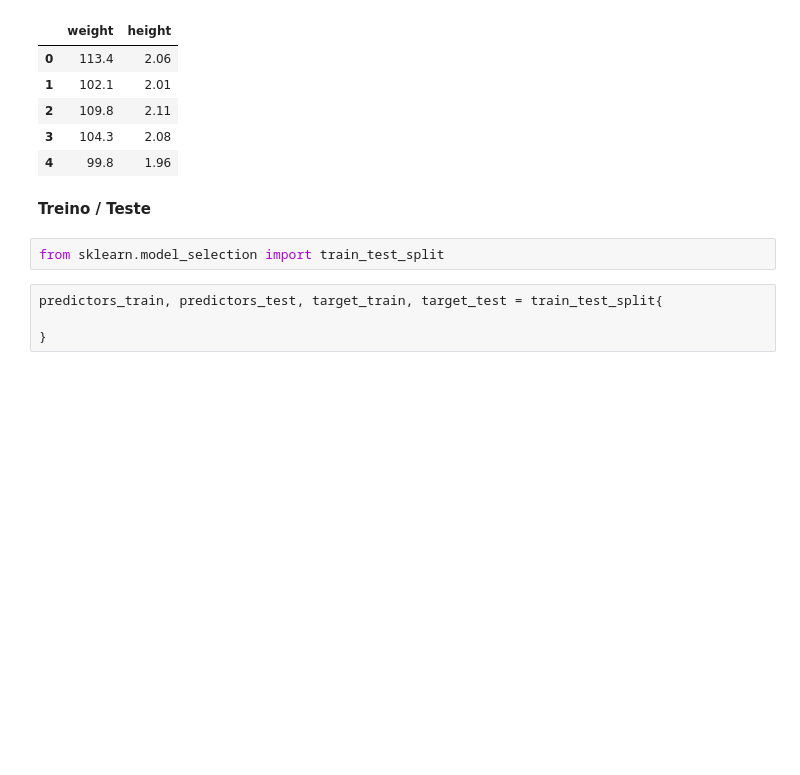
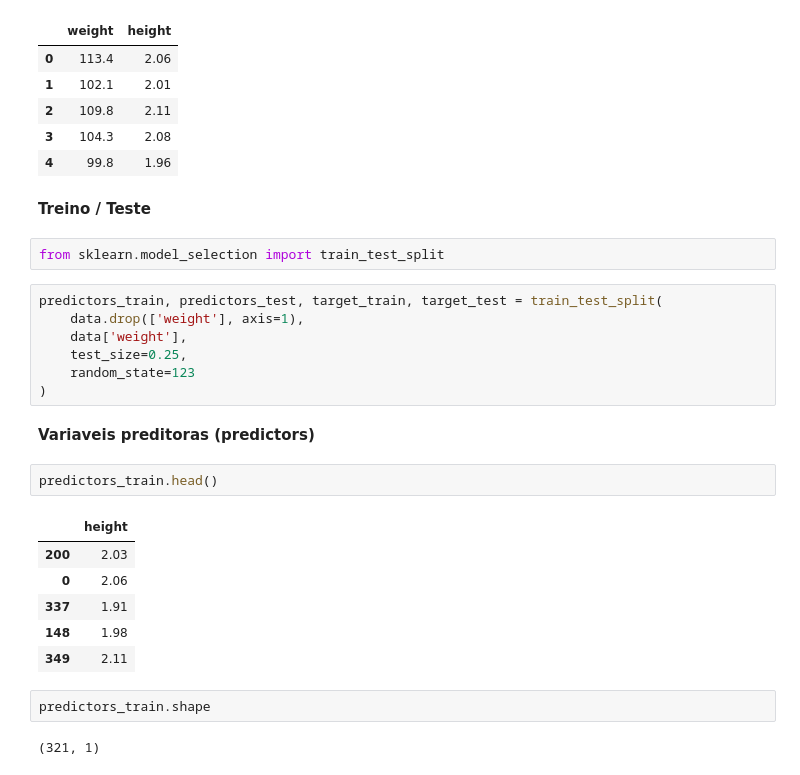
Before and after one commit to vinigm/Estudos, a Jupyter notebook: Machine_Learning.ipynb, the cells around one changed output. Cells and saved outputs as stored; diff of their text form; blank space fills up the shorter version.

```diff
--- a/Machine_Learning.ipynb
+++ b/Machine_Learning.ipynb
@@ -450,6 +450,24 @@ data.head()
 # %%
 from sklearn.model_selection import train_test_split
 # %%
-predictors_train, predictors_test, target_train, target_test = train_test_split{
-
-}
+predictors_train, predictors_test, target_train, target_test = train_test_split(
+    data.drop(['weight'], axis=1),
+    data['weight'],
+    test_size=0.25,
+    random_state=123
+)
+# %% [markdown]
+**Variaveis preditoras (predictors)**
+# %%
+predictors_train.head()
+# %% [output]
+|  | height |
+| 200 | 2.03 |
+| 0 | 2.06 |
+| 337 | 1.91 |
+| 148 | 1.98 |
+| 349 | 2.11 |
+# %%
+predictors_train.shape
+# %% [output]
+(321, 1)
```
Also changed, not shown: parts of 8 cells of this notebook.
